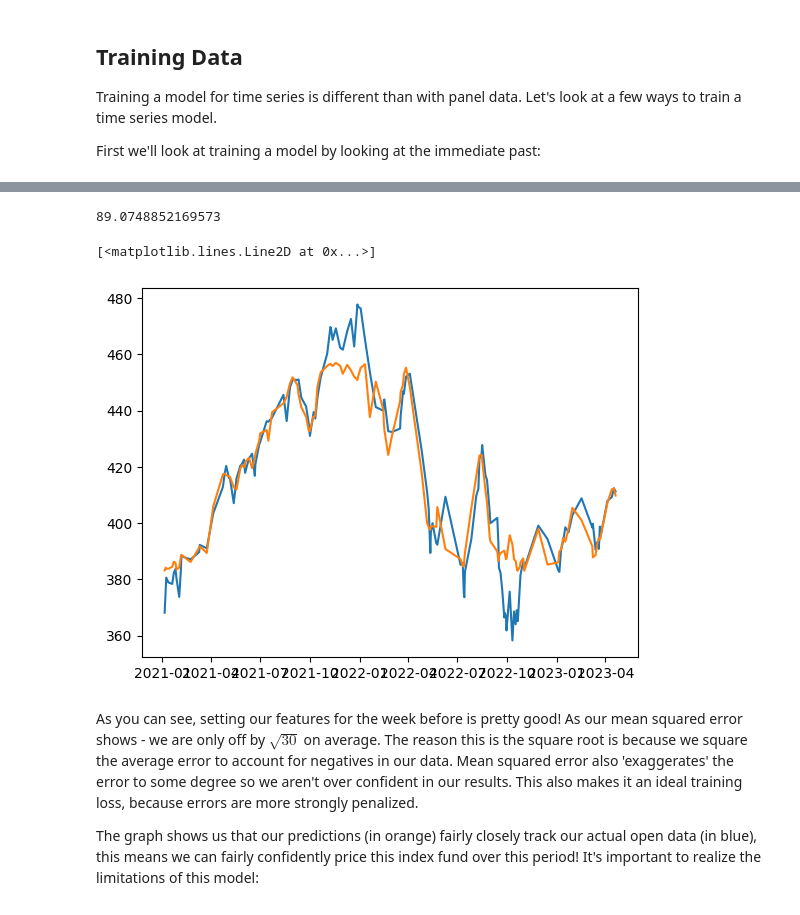
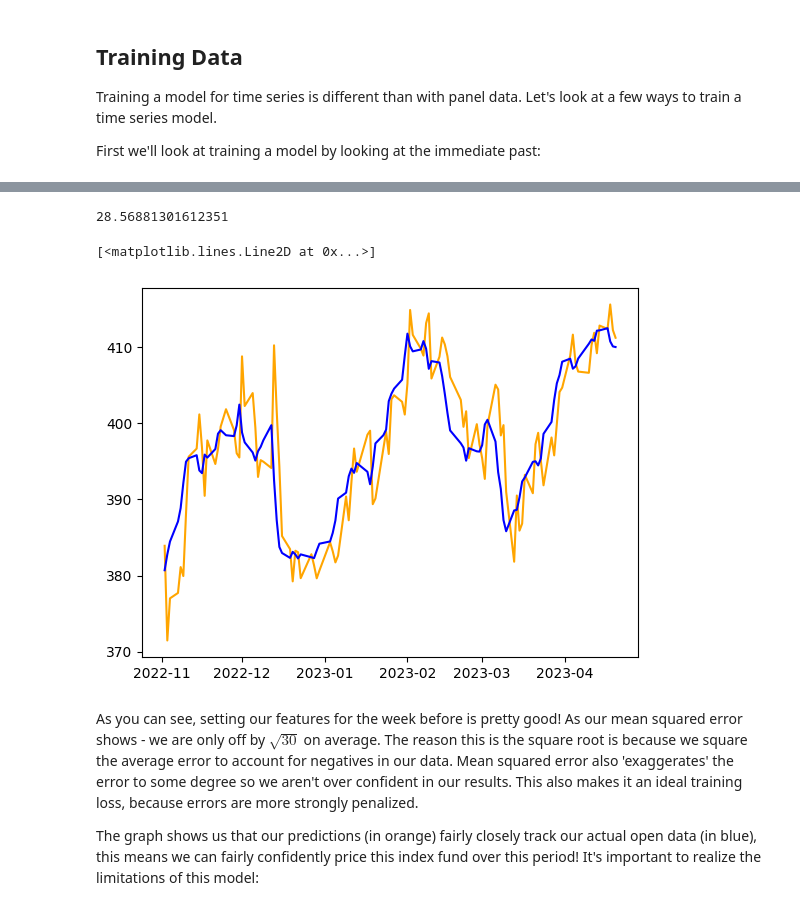
Before and after one commit to EricSchles/datascience_book, a Jupyter notebook: 6/Introduction to timeseries modeling.ipynb, the cells around one changed output, grey strips where cells are left out. Saved outputs shown, nothing was run; the diff lists cells and outputs as text; code cells hidden in the pictures.

Commit message:
adding time series modeling correction, fix the rest later

```diff
--- a/6/Introduction to timeseries modeling.ipynb
+++ b/6/Introduction to timeseries modeling.ipynb
@@ -297,27 +313,32 @@ open_training = generate_dataset(sample, "Open", shift_range=7)
 # %%
-from sklearn.model_selection import train_test_split
 from sklearn.svm import SVR
 from sklearn.metrics import mean_squared_error
 import matplotlib.pyplot as plt
 
 y = open_training["Open"]
-open_training = open_training.drop("Open", axis=1)
-X = open_training
-X_train, X_test, y_train, y_test = train_test_split(X, y)
+y.reset_index().drop("Date", axis=1, inplace=True)
+X = open_training.copy()
+X.drop("Open", axis=1, inplace=True)
+date_index = X.index.values
+X = X.reset_index().drop("Date", axis=1)
+split = int(len(X) - (len(X) * 0.2))
+X_train, X_test, y_train, y_test = (X.iloc[:split], X.iloc[split:], y.iloc[:split], y.iloc[split:])
+date_index = date_index[split:]
 model = SVR()
 model.fit(X_train, y_train)
 y_pred = model.predict(X_test)
 print(mean_squared_error(y_pred, y_test))
 viz_results_df = X_test.copy()
+viz_results_df.index = date_index
 viz_results_df["y_test"] = y_test
 viz_results_df["y_pred"] = y_pred
 viz_results_df.sort_index(inplace=True)
-plt.plot(viz_results_df.index, viz_results_df["y_test"])
-plt.plot(viz_results_df.index, viz_results_df["y_pred"])
+plt.plot(viz_results_df.index, viz_results_df["y_test"], color="orange")
+plt.plot(viz_results_df.index, viz_results_df["y_pred"], color="blue")
 # %% [output]
-89.0748852169573
+28.56881301612351
 [<matplotlib.lines.Line2D at 0x...>]
-[figure, old version]
+[figure, new version]
 # %% [markdown]
 As you can see, setting our features for the week before is pretty good!  As our mean squared error shows - we are only off by $ \sqrt{30} $ on average.  The reason this is the square root is because we square the average error to account for negatives in our data.  Mean squared error also 'exaggerates' the error to some degree so we aren't over confident in our results.  This also makes it an ideal training loss, because errors are more strongly penalized.
 
```
Also changed, not shown: parts of 2 cells of this notebook.
